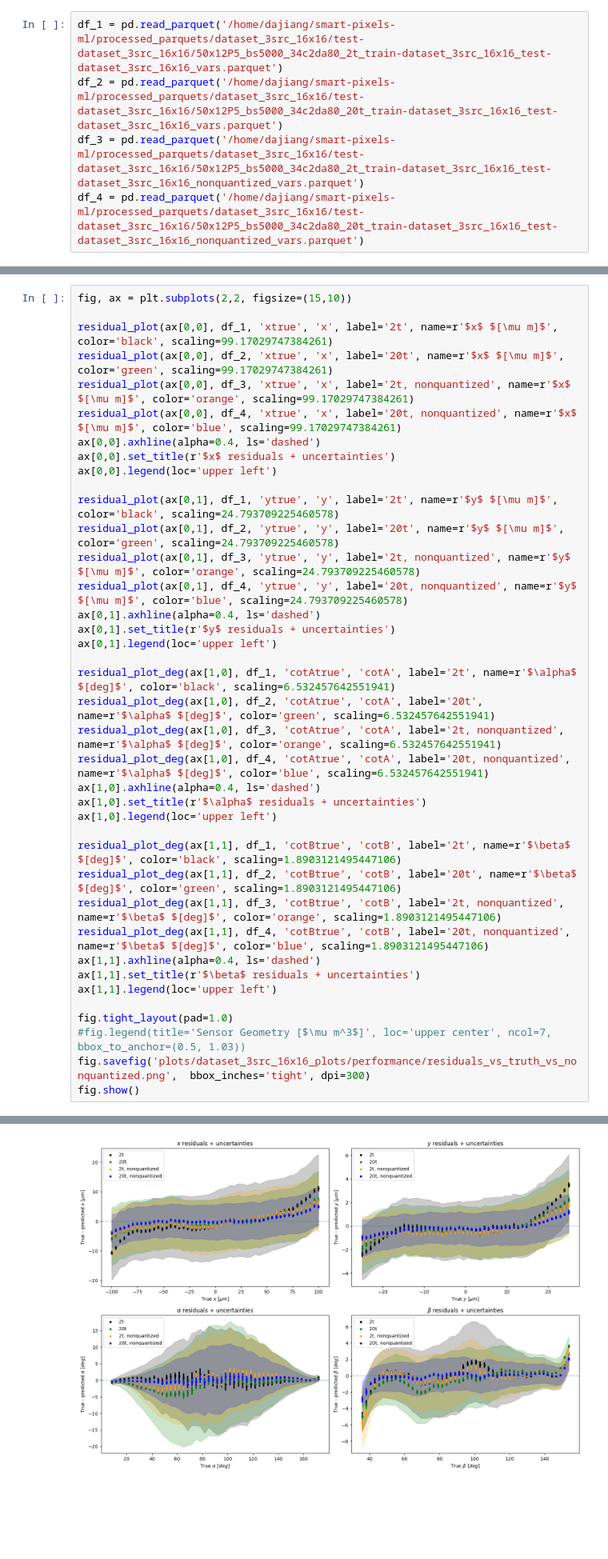
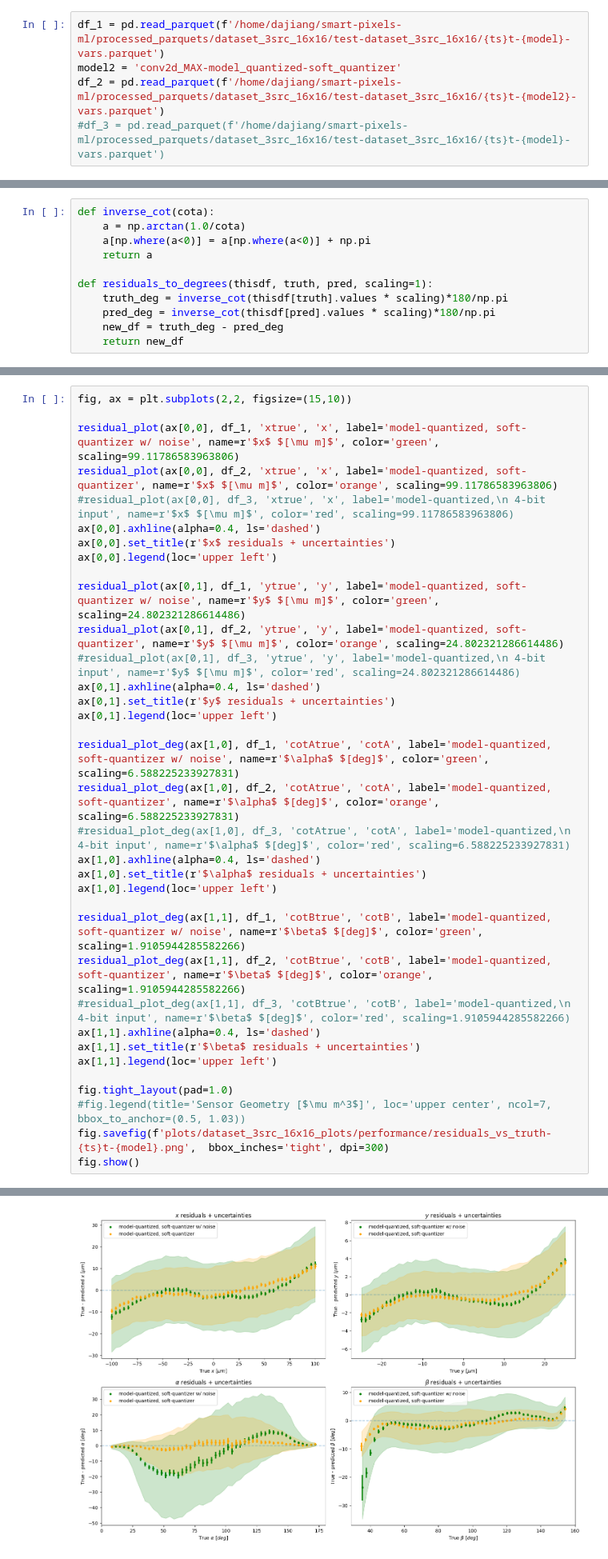
Before and after one commit to davidgjiang/smart-pixels-ml, a Jupyter notebook: performance_plots.ipynb, the cells around one changed output, grey strips where cells are left out. Shown: that part at 80% size. Cells and saved outputs as stored; diff of their text form; blank space fills up the shorter version.

```diff
--- a/performance_plots.ipynb
+++ b/performance_plots.ipynb
@@ -7,5 +10,5 @@ from scipy.optimize import curve_fit
 # %%
-df_1 = pd.read_parquet('/home/dajiang/smart-pixels-ml/processed_parquets/dataset_3src_16x16/test-dataset_3src_16x16/50x12P5_bs5000_34c2da80_2t_train-dataset_3src_16x16_test-dataset_3src_16x16_vars.parquet')
-df_2 = pd.read_parquet('/home/dajiang/smart-pixels-ml/processed_parquets/dataset_3src_16x16/test-dataset_3src_16x16/50x12P5_bs5000_34c2da80_20t_train-dataset_3src_16x16_test-dataset_3src_16x16_vars.parquet')
-df_3 = pd.read_parquet('/home/dajiang/smart-pixels-ml/processed_parquets/dataset_3src_16x16/test-dataset_3src_16x16/50x12P5_bs5000_34c2da80_2t_train-dataset_3src_16x16_test-dataset_3src_16x16_nonquantized_vars.parquet')
-df_4 = pd.read_parquet('/home/dajiang/smart-pixels-ml/processed_parquets/dataset_3src_16x16/test-dataset_3src_16x16/50x12P5_bs5000_34c2da80_20t_train-dataset_3src_16x16_test-dataset_3src_16x16_nonquantized_vars.parquet')
+df_1 = pd.read_parquet(f'/home/dajiang/smart-pixels-ml/processed_parquets/dataset_3src_16x16/test-dataset_3src_16x16/{ts}t-{model}-vars.parquet')
+model2 = 'conv2d_MAX-model_quantized-soft_quantizer'
+df_2 = pd.read_parquet(f'/home/dajiang/smart-pixels-ml/processed_parquets/dataset_3src_16x16/test-dataset_3src_16x16/{ts}t-{model2}-vars.parquet')
+#df_3 = pd.read_parquet(f'/home/dajiang/smart-pixels-ml/processed_parquets/dataset_3src_16x16/test-dataset_3src_16x16/{ts}t-{model}-vars.parquet')
@@ -36,3 +46,14 @@ df_4 = pd.read_parquet('/home/dajiang/smart-pixels-ml/processed_parquets/dataset
+# %%
+def inverse_cot(cota):
+    a = np.arctan(1.0/cota)
+    a[np.where(a<0)] = a[np.where(a<0)] + np.pi
+    return a
+
+def residuals_to_degrees(thisdf, truth, pred, scaling=1):
+    truth_deg = inverse_cot(thisdf[truth].values * scaling)*180/np.pi
+    pred_deg = inverse_cot(thisdf[pred].values * scaling)*180/np.pi
+    new_df = truth_deg - pred_deg
+    return new_df
 # %% [markdown]
 ### $x$ Residuals
 # %%
@@ -200,40 +255,36 @@ def residual_plot_deg(ax, thisdf, var1, var2, name, color, label=None, scaling=1
 # %%
 fig, ax = plt.subplots(2,2, figsize=(15,10))
 
-residual_plot(ax[0,0], df_1, 'xtrue', 'x', label='2t', name=r'$x$ $[\mu m]$', color='black', scaling=99.17029747384261)
-residual_plot(ax[0,0], df_2, 'xtrue', 'x', label='20t', name=r'$x$ $[\mu m]$', color='green', scaling=99.17029747384261)
-residual_plot(ax[0,0], df_3, 'xtrue', 'x', label='2t, nonquantized', name=r'$x$ $[\mu m]$', color='orange', scaling=99.17029747384261)
-residual_plot(ax[0,0], df_4, 'xtrue', 'x', label='20t, nonquantized', name=r'$x$ $[\mu m]$', color='blue', scaling=99.17029747384261)
+residual_plot(ax[0,0], df_1, 'xtrue', 'x', label='model-quantized, soft-quantizer w/ noise', name=r'$x$ $[\mu m]$', color='green', scaling=99.11786583963806)
+residual_plot(ax[0,0], df_2, 'xtrue', 'x', label='model-quantized, soft-quantizer', name=r'$x$ $[\mu m]$', color='orange', scaling=99.11786583963806)
+#residual_plot(ax[0,0], df_3, 'xtrue', 'x', label='model-quantized,\n 4-bit input', name=r'$x$ $[\mu m]$', color='red', scaling=99.11786583963806)
 ax[0,0].axhline(alpha=0.4, ls='dashed')
 ax[0,0].set_title(r'$x$ residuals + uncertainties')
 ax[0,0].legend(loc='upper left')
 
-residual_plot(ax[0,1], df_1, 'ytrue', 'y', label='2t', name=r'$y$ $[\mu m]$', color='black', scaling=24.793709225460578)
-residual_plot(ax[0,1], df_2, 'ytrue', 'y', label='20t', name=r'$y$ $[\mu m]$', color='green', scaling=24.793709225460578)
-residual_plot(ax[0,1], df_3, 'ytrue', 'y', label='2t, nonquantized', name=r'$y$ $[\mu m]$', color='orange', scaling=24.793709225460578)
-residual_plot(ax[0,1], df_4, 'ytrue', 'y', label='20t, nonquantized', name=r'$y$ $[\mu m]$', color='blue', scaling=24.793709225460578)
+residual_plot(ax[0,1], df_1, 'ytrue', 'y', label='model-quantized, soft-quantizer w/ noise', name=r'$y$ $[\mu m]$', color='green', scaling=24.802321286614486)
+residual_plot(ax[0,1], df_2, 'ytrue', 'y', label='model-quantized, soft-quantizer', name=r'$y$ $[\mu m]$', color='orange', scaling=24.802321286614486)
+#residual_plot(ax[0,1], df_3, 'ytrue', 'y', label='model-quantized,\n 4-bit input', name=r'$y$ $[\mu m]$', color='red', scaling=24.802321286614486)
 ax[0,1].axhline(alpha=0.4, ls='dashed')
 ax[0,1].set_title(r'$y$ residuals + uncertainties')
 ax[0,1].legend(loc='upper left')
 
-residual_plot_deg(ax[1,0], df_1, 'cotAtrue', 'cotA', label='2t', name=r'$\alpha$ $[deg]$', color='black', scaling=6.532457642551941)
-residual_plot_deg(ax[1,0], df_2, 'cotAtrue', 'cotA', label='20t', name=r'$\alpha$ $[deg]$', color='green', scaling=6.532457642551941)
-residual_plot_deg(ax[1,0], df_3, 'cotAtrue', 'cotA', label='2t, nonquantized', name=r'$\alpha$ $[deg]$', color='orange', scaling=6.532457642551941)
-residual_plot_deg(ax[1,0], df_4, 'cotAtrue', 'cotA', label='20t, nonquantized', name=r'$\alpha$ $[deg]$', color='blue', scaling=6.532457642551941)
+residual_plot_deg(ax[1,0], df_1, 'cotAtrue', 'cotA', label='model-quantized, soft-quantizer w/ noise', name=r'$\alpha$ $[deg]$', color='green', scaling=6.588225233927831)
+residual_plot_deg(ax[1,0], df_2, 'cotAtrue', 'cotA', label='model-quantized, soft-quantizer', name=r'$\alpha$ $[deg]$', color='orange', scaling=6.588225233927831)
+#residual_plot_deg(ax[1,0], df_3, 'cotAtrue', 'cotA', label='model-quantized,\n 4-bit input', name=r'$\alpha$ $[deg]$', color='red', scaling=6.588225233927831)
 ax[1,0].axhline(alpha=0.4, ls='dashed')
 ax[1,0].set_title(r'$\alpha$ residuals + uncertainties')
 ax[1,0].legend(loc='upper left')
 
-residual_plot_deg(ax[1,1], df_1, 'cotBtrue', 'cotB', label='2t', name=r'$\beta$ $[deg]$', color='black', scaling=1.8903121495447106)
-residual_plot_deg(ax[1,1], df_2, 'cotBtrue', 'cotB', label='20t', name=r'$\beta$ $[deg]$', color='green', scaling=1.8903121495447106)
-residual_plot_deg(ax[1,1], df_3, 'cotBtrue', 'cotB', label='2t, nonquantized', name=r'$\beta$ $[deg]$', color='orange', scaling=1.8903121495447106)
-residual_plot_deg(ax[1,1], df_4, 'cotBtrue', 'cotB', label='20t, nonquantized', name=r'$\beta$ $[deg]$', color='blue', scaling=1.8903121495447106)
+residual_plot_deg(ax[1,1], df_1, 'cotBtrue', 'cotB', label='model-quantized, soft-quantizer w/ noise', name=r'$\beta$ $[deg]$', color='green', scaling=1.9105944285582266)
+residual_plot_deg(ax[1,1], df_2, 'cotBtrue', 'cotB', label='model-quantized, soft-quantizer', name=r'$\beta$ $[deg]$', color='orange', scaling=1.9105944285582266)
+#residual_plot_deg(ax[1,1], df_3, 'cotBtrue', 'cotB', label='model-quantized,\n 4-bit input', name=r'$\beta$ $[deg]$', color='red', scaling=1.9105944285582266)
 ax[1,1].axhline(alpha=0.4, ls='dashed')
 ax[1,1].set_title(r'$\beta$ residuals + uncertainties')
 ax[1,1].legend(loc='upper left')
 
 fig.tight_layout(pad=1.0)
 #fig.legend(title='Sensor Geometry [$\mu m^3$]', loc='upper center', ncol=7, bbox_to_anchor=(0.5, 1.03))
-fig.savefig('plots/dataset_3src_16x16_plots/performance/residuals_vs_truth_vs_nonquantized.png',  bbox_inches='tight', dpi=300)
+fig.savefig(f'plots/dataset_3src_16x16_plots/performance/residuals_vs_truth-{ts}t-{model}.png',  bbox_inches='tight', dpi=300)
 fig.show()
 # %% [output]
@@ -256,4 +299,4 @@ angletrue
-[figure, old version]
+[figure, new version]
 # %%
 def gauss(x, A, mu, sigma):
     return A * np.exp(-(x - mu) ** 2 / (2 * sigma ** 2))
```
Also changed, not shown: parts of 15 cells of this notebook, 9 other files.
